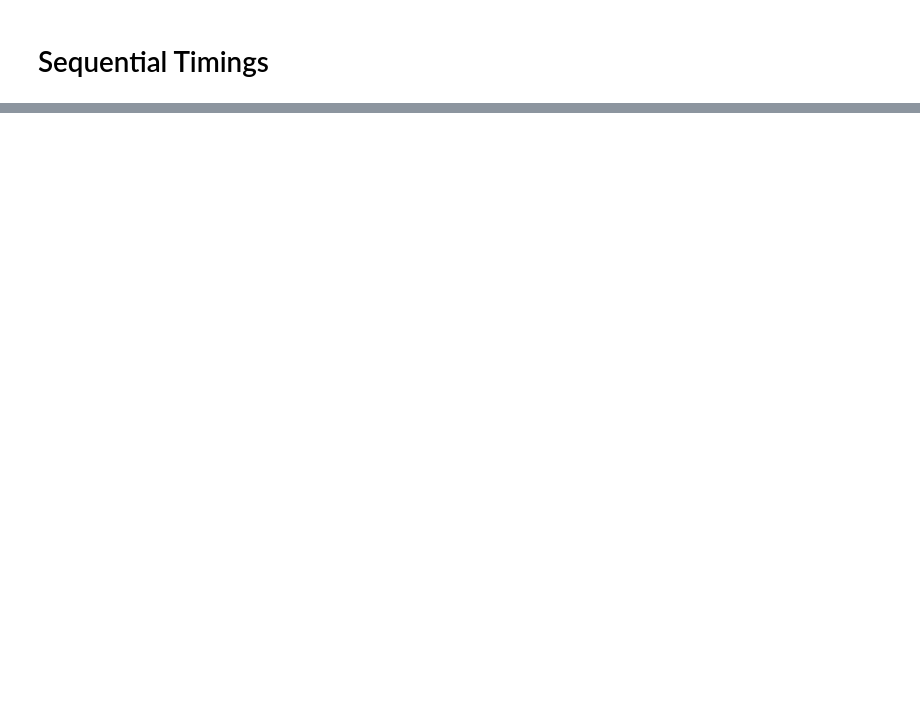
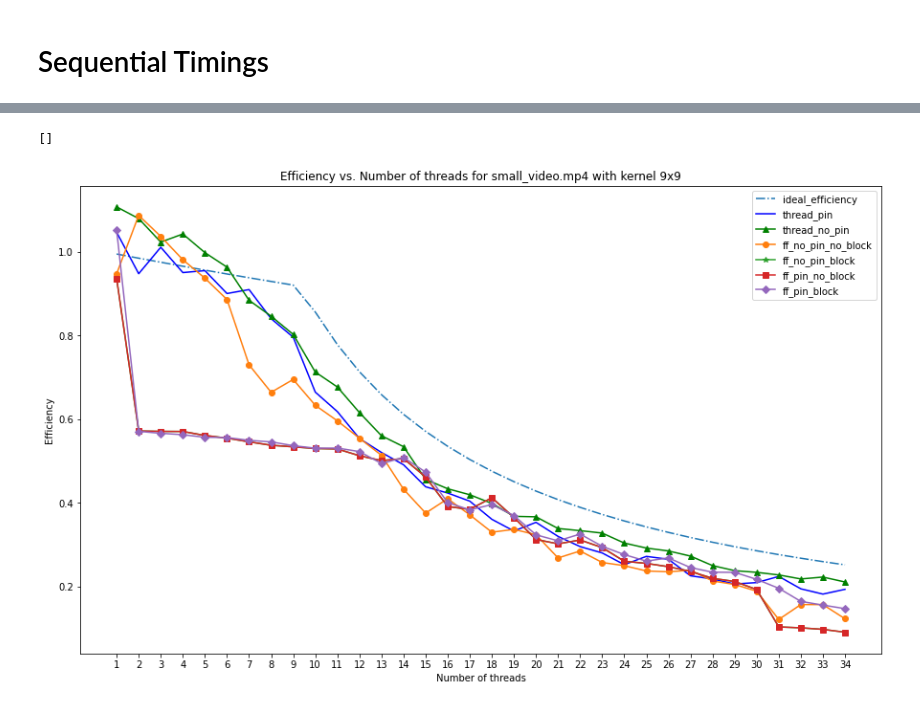
Before and after one commit to Pier297/parallel-motion-detection, a Jupyter notebook: Plot.ipynb, the cells around one changed output, grey strips where cells are left out. Drawn from its saved outputs; the diff is of its cells as text; code cells hidden in the pictures; blank space fills up the shorter version.

```diff
--- a/Plot.ipynb
+++ b/Plot.ipynb
@@ -158,0 +198,32 @@ plt.show()
+# %%
+efficiency = lambda T_par_n_w, n_w: speedup(T_par_n_w) / n_w
+# %%
+plt.figure(figsize=(15, 9))
+# plot the ideal_efficiency
+plt.plot(threads, [ideal_efficiency(x) for x in threads], '-.', label='ideal_efficiency')
+
+# Thread
+plt.plot(threads, [efficiency(x, n_w) for n_w, x in T_thread_pin.items()], 'b', label='thread_pin')
+
+# Thread no pin
+plt.plot(threads, [efficiency(x, n_w) for n_w, x in T_thread_no_pin.items()], '-^', label='thread_no_pin', color='green')
+
+# FastFlow no pin no block
+plt.plot(threads, [efficiency(x, n_w) for n_w, x in T_ff_no_pin_no_block.items()], '-o', label='ff_no_pin_no_block')
+# FastFlow no pin block
+plt.plot(threads, [efficiency(x, n_w) for n_w, x in T_ff_no_pin_block.items()], '-*', label='ff_no_pin_block')
+# FastFlow pin no block
+plt.plot(threads, [efficiency(x, n_w) for n_w, x in T_ff_pin_no_block.items()], '-s', label='ff_pin_no_block')
+# FastFlow pin block
+plt.plot(threads, [efficiency(x, n_w) for n_w, x in T_ff_pin_block.items()], '-D', label='ff_pin_block')
+
+plt.legend()
+plt.xlabel('Number of threads')
+plt.ylabel('Efficiency')
+plt.title(f'Efficiency vs. Number of threads for {video.split("/")[-1]} with kernel {kernel}')
+plt.xticks(threads)
+plt.savefig(f'plots/efficiency_{video.split("/")[-1]}_kernel_{kernel}.png')
+plt.plot()
+# %% [output]
+[]
+[figure, added]
```
Also changed, not shown: parts of 27 cells of this notebook, 8 other files.
